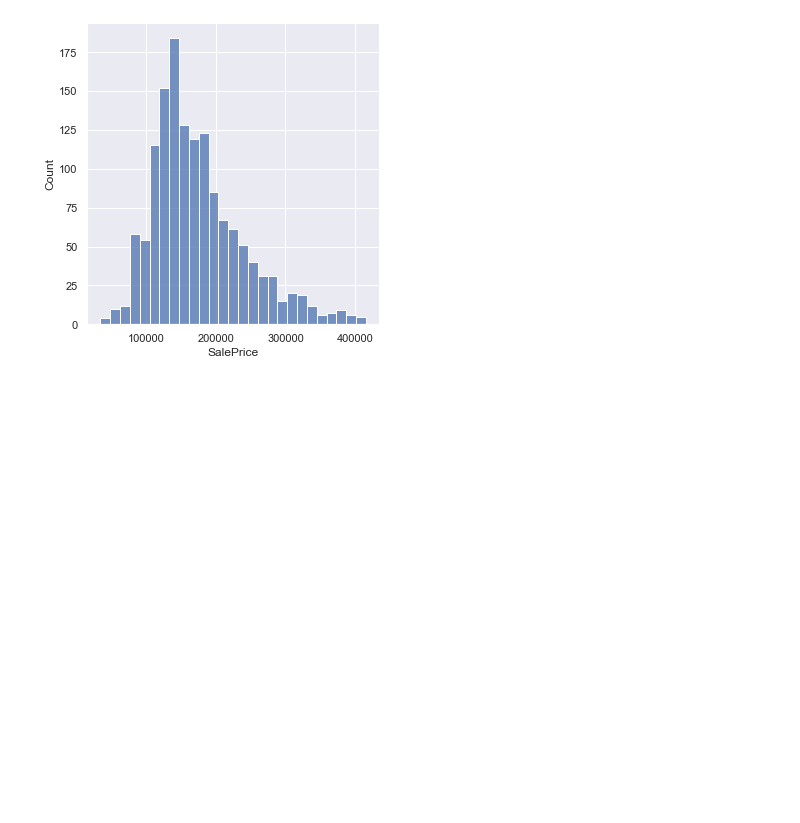
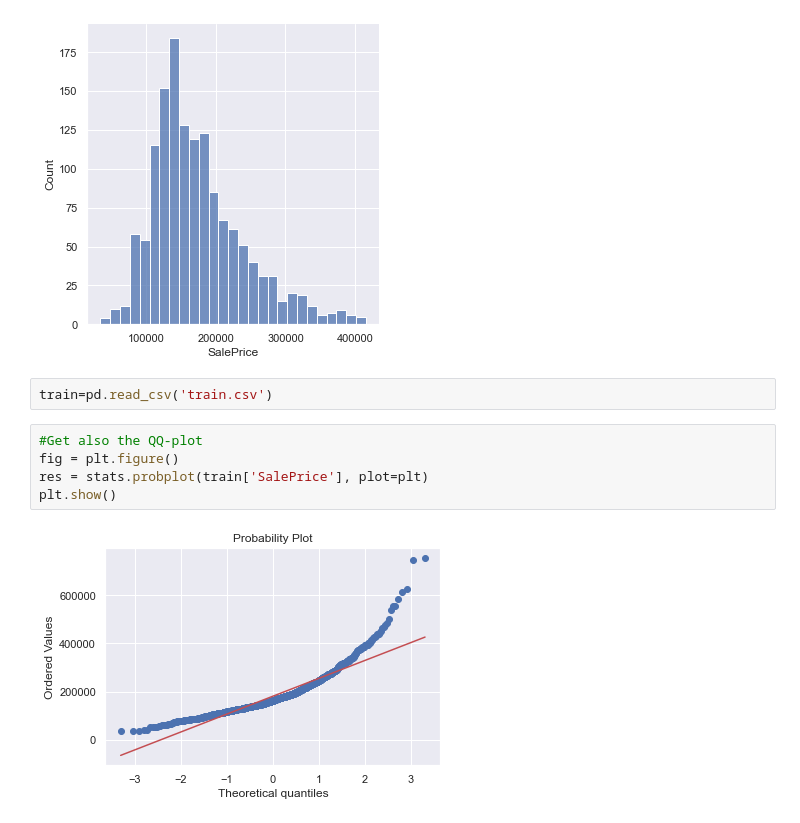
Before and after one commit to aldonaspirz/house-pricecs, a Jupyter notebook: house_priceses.ipynb, the cells around one changed output. Drawn from its saved outputs; the diff is of its cells as text; blank space fills up the shorter version.

Commit message:
QQ-plot

```diff
--- a/house_priceses.ipynb
+++ b/house_priceses.ipynb
@@ -164,3 +164,12 @@ sns.displot(df_outliers_removed['SalePrice'],hue_norm=True)
 # %% [output]
 <seaborn.axisgrid.FacetGrid at 0x...>
 [figure]
+# %%
+train=pd.read_csv('train.csv')
+# %%
+#Get also the QQ-plot
+fig = plt.figure()
+res = stats.probplot(train['SalePrice'], plot=plt)
+plt.show()
+# %% [output]
+[figure, added]
```
